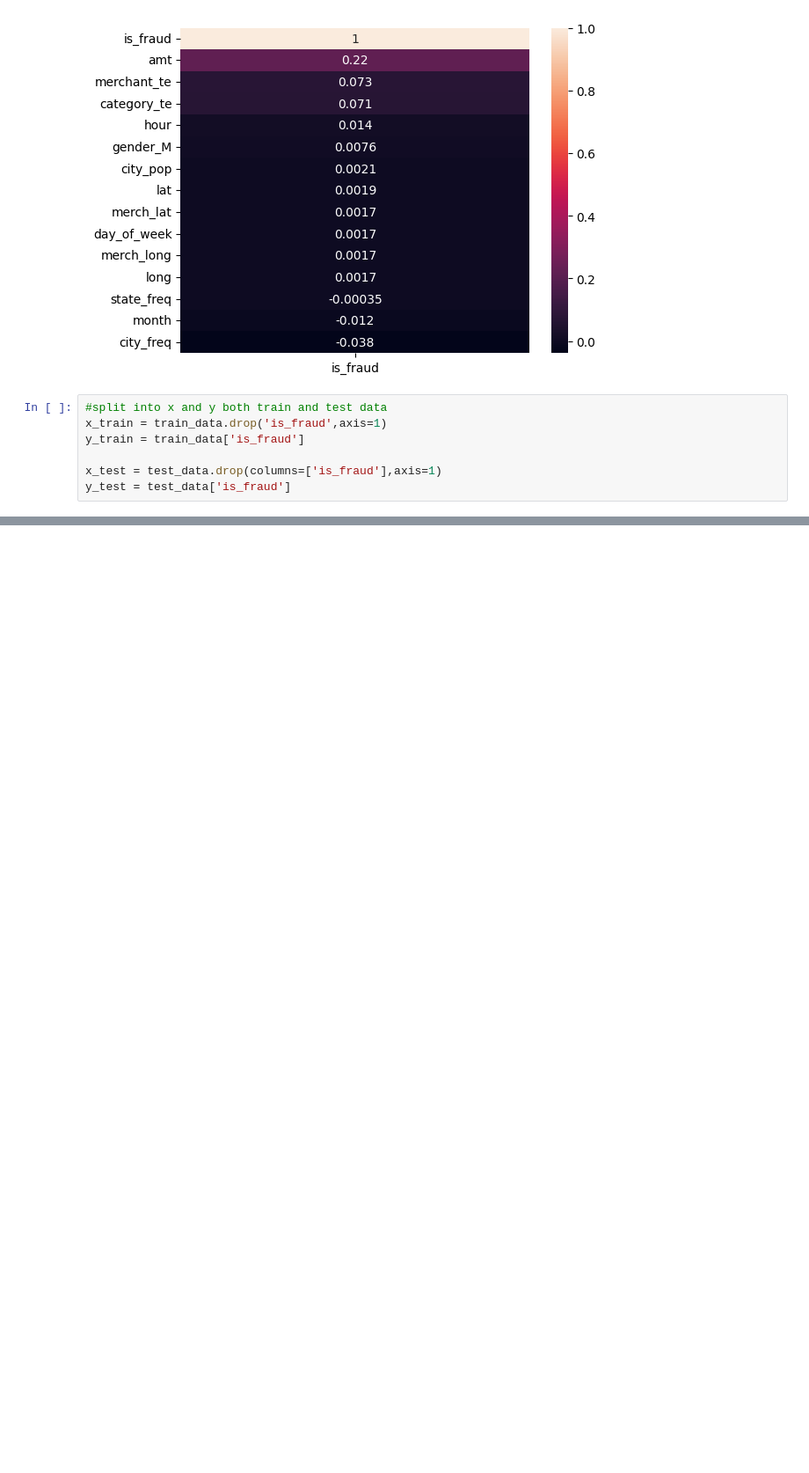
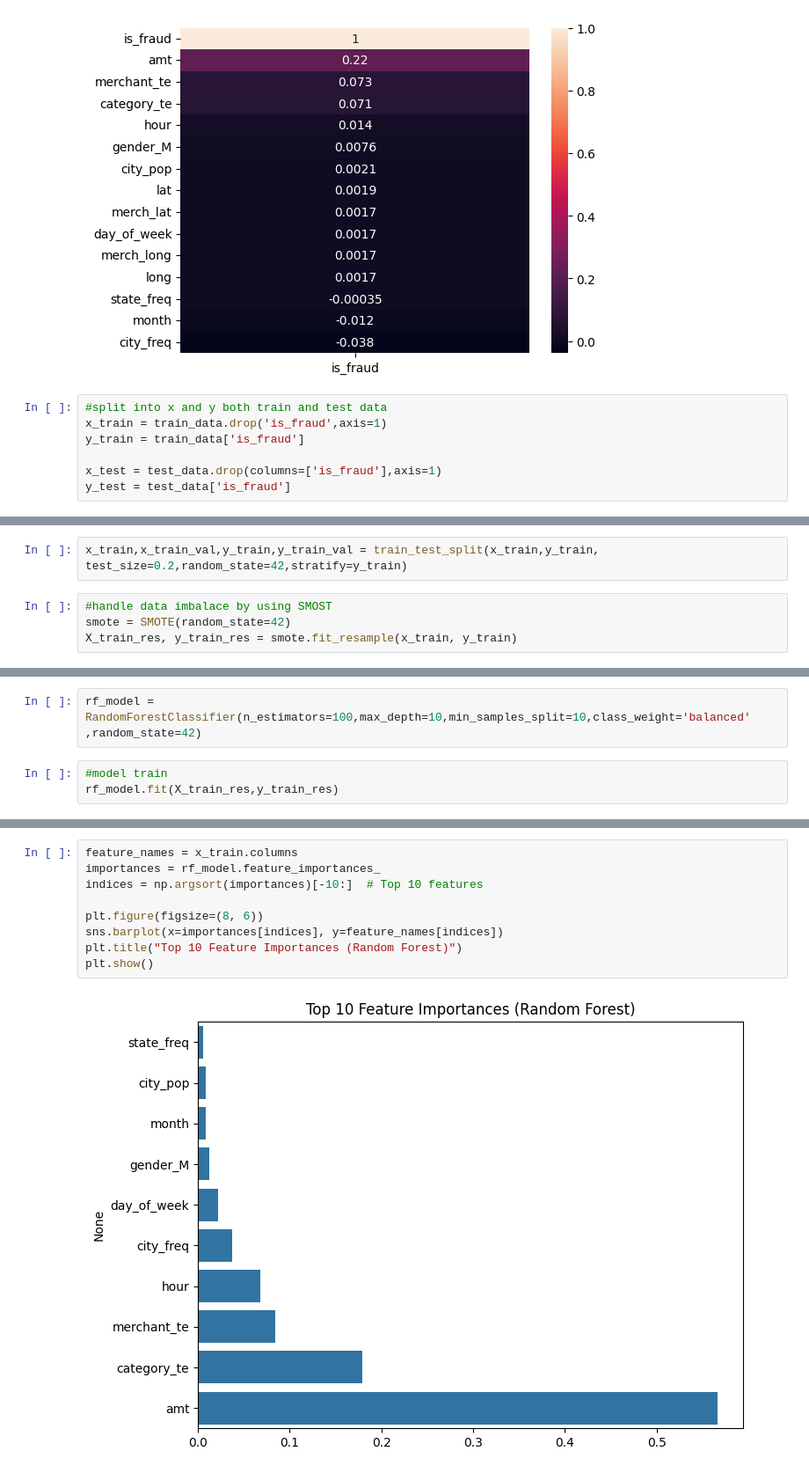
Before and after one commit to Abena-3565/CODSOFT, a Jupyter notebook: Task-1-Credit-Card-Fraud-Detection/credit_card_fraud_detection.ipynb, the cells around one changed output, grey strips where cells are left out. Shown at 88% size. Drawn from its saved outputs; the diff is of its cells as text; blank space fills up the shorter version.

Commit message:
build model and evaluate the model

```diff
--- a/Task-1-Credit-Card-Fraud-Detection/credit_card_fraud_detection.ipynb
+++ b/Task-1-Credit-Card-Fraud-Detection/credit_card_fraud_detection.ipynb
@@ -226,0 +243,6 @@ y_test = test_data['is_fraud']
+# %%
+x_train,x_train_val,y_train,y_train_val = train_test_split(x_train,y_train, test_size=0.2,random_state=42,stratify=y_train)
+# %%
+#handle data imbalace by using SMOST
+smote = SMOTE(random_state=42)
+X_train_res, y_train_res = smote.fit_resample(x_train, y_train)
@@ -226,0 +257,5 @@ y_test = test_data['is_fraud']
+# %%
+rf_model = RandomForestClassifier(n_estimators=100,max_depth=10,min_samples_split=10,class_weight='balanced' ,random_state=42)
+# %%
+#model train
+rf_model.fit(X_train_res,y_train_res)
@@ -226,0 +293,11 @@ y_test = test_data['is_fraud']
+# %%
+feature_names = x_train.columns
+importances = rf_model.feature_importances_
+indices = np.argsort(importances)[-10:]  # Top 10 features
+
+plt.figure(figsize=(8, 6))
+sns.barplot(x=importances[indices], y=feature_names[indices])
+plt.title("Top 10 Feature Importances (Random Forest)")
+plt.show()
+# %% [output]
+[figure, added]
```
Also changed, not shown: parts of 18 cells of this notebook.
